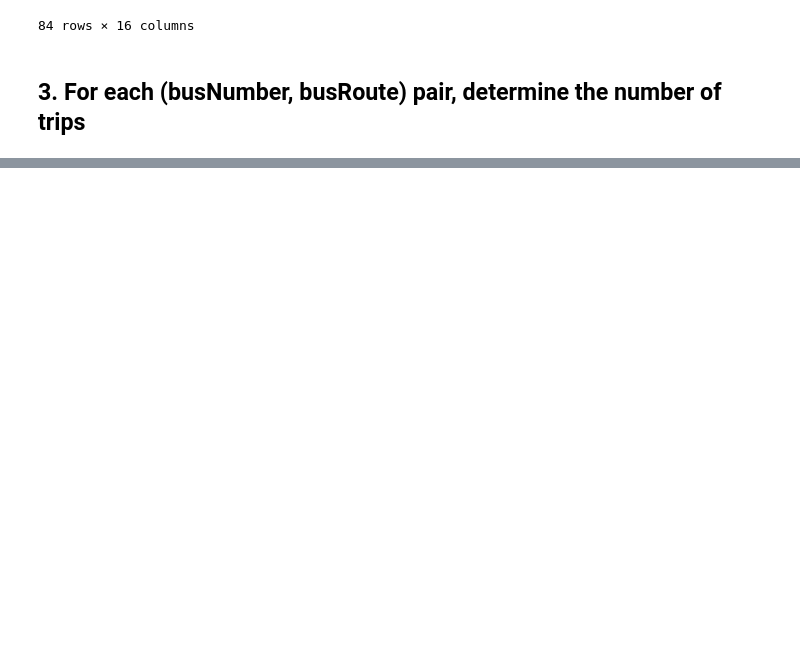
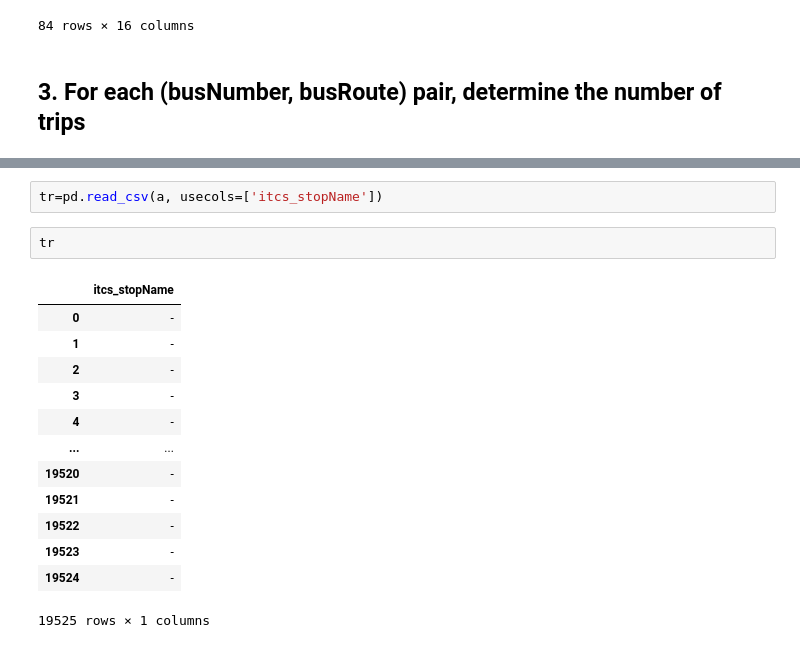
Before and after one commit to CarloArpini/2023-FCS-Project, a Jupyter notebook: Project.ipynb, the cells around one changed output, grey strips where cells are left out. Drawn from its saved outputs; the diff is of its cells as text; blank space fills up the shorter version.

```diff
--- a/Project.ipynb
+++ b/Project.ipynb
@@ -136,0 +306,18 @@ trips[trips['busRoute'].apply(check_not_number)==True]
+# %%
+tr=pd.read_csv(a, usecols=['itcs_stopName'])
+# %%
+tr
+# %% [output]
+|  | itcs_stopName |
+| 0 | - |
+| 1 | - |
+| 2 | - |
+| 3 | - |
+| 4 | - |
+| ... | ... |
+| 19520 | - |
+| 19521 | - |
+| 19522 | - |
+| 19523 | - |
+| 19524 | - |
+19525 rows × 1 columns
```
Also changed, not shown: parts of 45 cells of this notebook.
